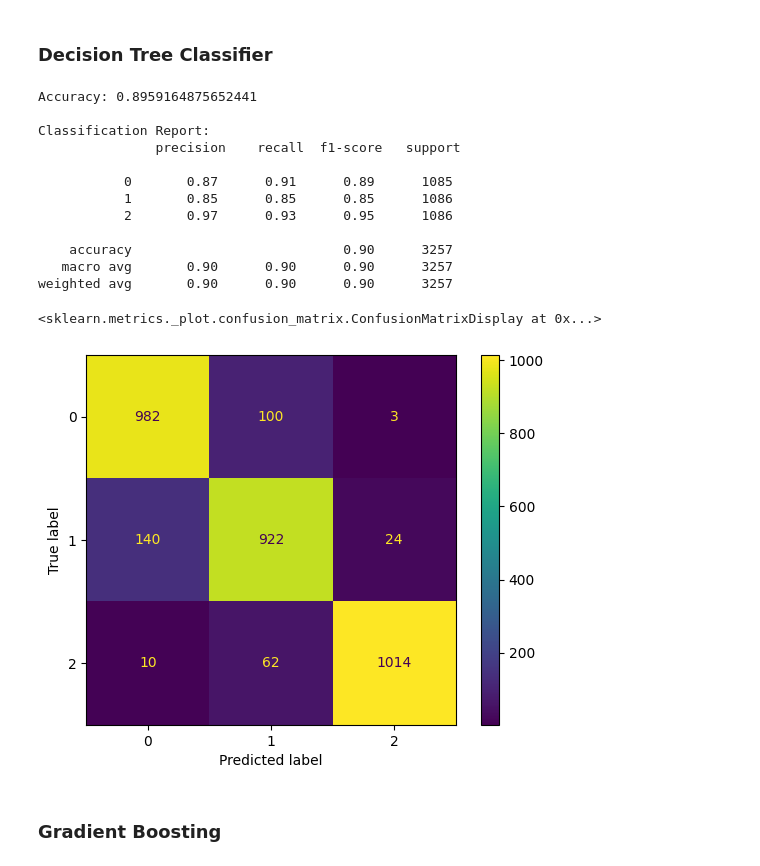
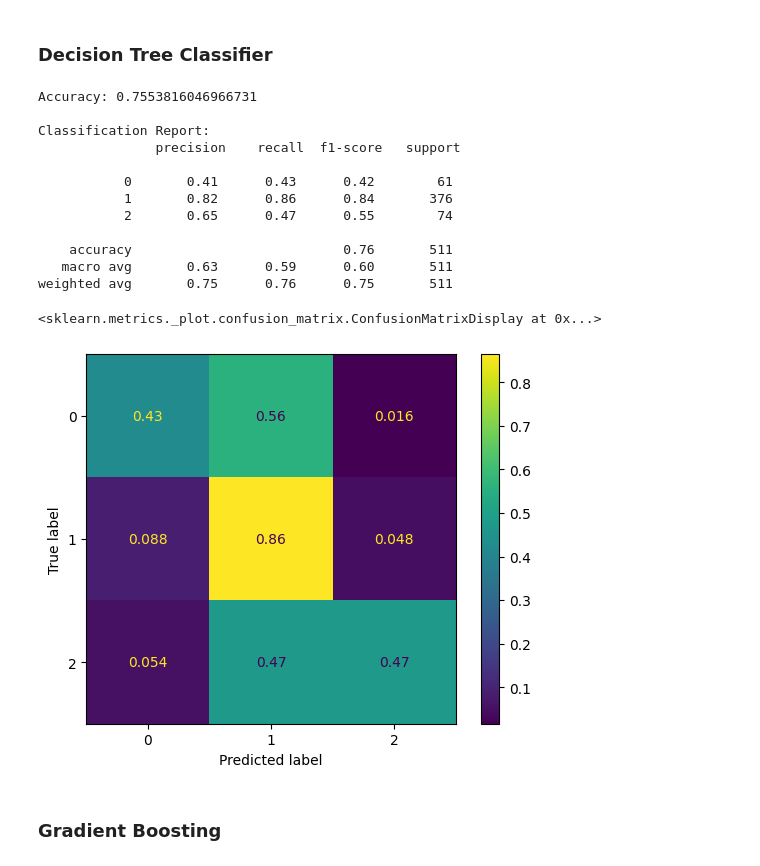
Before and after one commit to diegodorado1729/Coding, a Jupyter notebook: Arbolado-IA/arbolado-ia.ipynb, the cells around one changed output. Drawn from its saved outputs; the diff is of its cells as text; code cells hidden in the pictures.

```diff
--- a/Arbolado-IA/arbolado-ia.ipynb
+++ b/Arbolado-IA/arbolado-ia.ipynb
@@ -1304,0 +1322,18 @@ else:
+# %%
+if len(cat_cols) == 0:
+    df_min = df_train[df_train[label_col] == minority_label].reset_index(drop=True)
+    X_min = df_min.drop(columns=[label_col])[num_cols].values.astype(np.float32)
+
+    # decidir cuántas generar con respecto al train (no al dataset completo)
+    n_major_train = df_train[label_col].value_counts().max()
+    n_to_generate = max(0, n_major_train - len(df_min))
+    print(f"Minority examples in TRAIN: {len(df_min)}. Target to generate: {n_to_generate}")
+
+    # escalado [-1,1] (coincide con tanh del generator)
+    scaler = MinMaxScaler(feature_range=(-1, 1))
+    if len(X_min) > 0:
+        X_min_scaled = scaler.fit_transform(X_min).astype(np.float32)
+    else:
+        X_min_scaled = np.empty((0, len(num_cols)), dtype=np.float32)
+
+    n_features = len(num_cols)
@@ -1324,3 +1457,6 @@ X_train, X_test, y_train, y_test = train_test_split(
+# %%
+X_train_res = df_train_balanced_all.drop(columns=[label_col])
+y_train_res = df_train_balanced_all[label_col].astype(int)
 # %% [markdown]
 ### XGBoost
 # %%
@@ -1334,7 +1470,7 @@ xgb_clf = XGBClassifier(
     n_jobs=-1
 )
 
-xgb_clf.fit(X_train, y_train)
+xgb_clf.fit(X_train_res, y_train_res)
 y_pred = xgb_clf.predict(X_test)
 
 # Métricas de clasificación
@@ -1344,6 +1480,6 @@ print("Accuracy:", accuracy)
 print("\nClassification Report:\n", classification_report(y_test, y_pred))
 
 # Matriz de confusión
-disp_pre = ConfusionMatrixDisplay(confusion_matrix=confusion_matrix(y_test, y_pred), display_labels=[0,1,2])
+disp_pre = ConfusionMatrixDisplay(confusion_matrix=confusion_matrix(y_test, y_pred, normalize='true'), display_labels=[0,1,2])
 disp_pre.plot()
 # %% [output]
@@ -1371,7 +1507,7 @@ rf_clf = RandomForestClassifier(
     n_jobs=-1
 )
 
-rf_clf.fit(X_train, y_train)
+rf_clf.fit(X_train_res, y_train_res)
 y_pred = rf_clf.predict(X_test)
 
 # Métricas de clasificación
@@ -1379,6 +1515,6 @@ accuracy = accuracy_score(y_test, y_pred)
 print("Accuracy:", accuracy)
 print("\nClassification Report:\n", classification_report(y_test, y_pred))
 # Matriz de confusión
-disp_pre = ConfusionMatrixDisplay(confusion_matrix=confusion_matrix(y_test, y_pred), display_labels=[0,1,2])
+disp_pre = ConfusionMatrixDisplay(confusion_matrix=confusion_matrix(y_test, y_pred, normalize='true'), display_labels=[0,1,2])
 disp_pre.plot()
 # %% [output]
@@ -1401,35 +1537,35 @@ weighted avg       0.92      0.91      0.92      3257
 # %%
 # Definir árbol de decisión
 dt_clf = DecisionTreeClassifier(
     random_state=42,
     max_depth=None  # puedes ajustar para evitar overfitting
 )
-dt_clf.fit(X_train, y_train)
+dt_clf.fit(X_train_res, y_train_res)
 y_pred = dt_clf.predict(X_test)
 
 # Métricas
 accuracy = accuracy_score(y_test, y_pred)
 print("Accuracy:", accuracy)
 print("\nClassification Report:\n", classification_report(y_test, y_pred))
 # Matriz de confusión
-cm = confusion_matrix(y_test, y_pred)
+cm = confusion_matrix(y_test, y_pred, normalize='true')
 disp_pre = ConfusionMatrixDisplay(cm, display_labels=[0,1,2])
 disp_pre.plot()
 # %% [output]
-Accuracy: 0.8959164875652441
+Accuracy: 0.7553816046966731
 
 Classification Report:
                precision    recall  f1-score   support
 
-           0       0.87      0.91      0.89      1085
-           1       0.85      0.85      0.85      1086
-           2       0.97      0.93      0.95      1086
+           0       0.41      0.43      0.42        61
+           1       0.82      0.86      0.84       376
+           2       0.65      0.47      0.55        74
 
-    accuracy                           0.90      3257
-   macro avg       0.90      0.90      0.90      3257
-weighted avg       0.90      0.90      0.90      3257
+    accuracy                           0.76       511
+   macro avg       0.63      0.59      0.60       511
+weighted avg       0.75      0.76      0.75       511
 <sklearn.metrics._plot.confusion_matrix.ConfusionMatrixDisplay at 0x...>
-[figure, old version]
+[figure, new version]
 # %% [markdown]
 ### Gradient Boosting
 # %%
```
Also changed, not shown: parts of 49 cells of this notebook.
